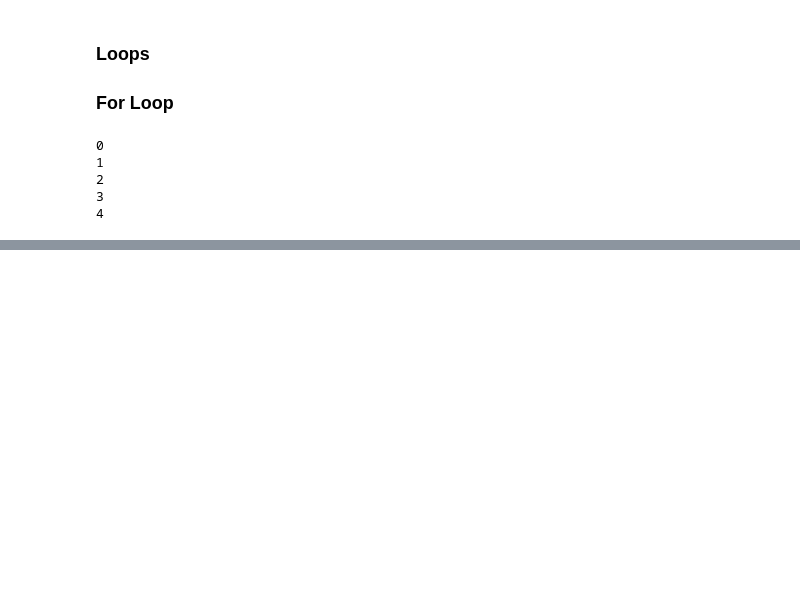
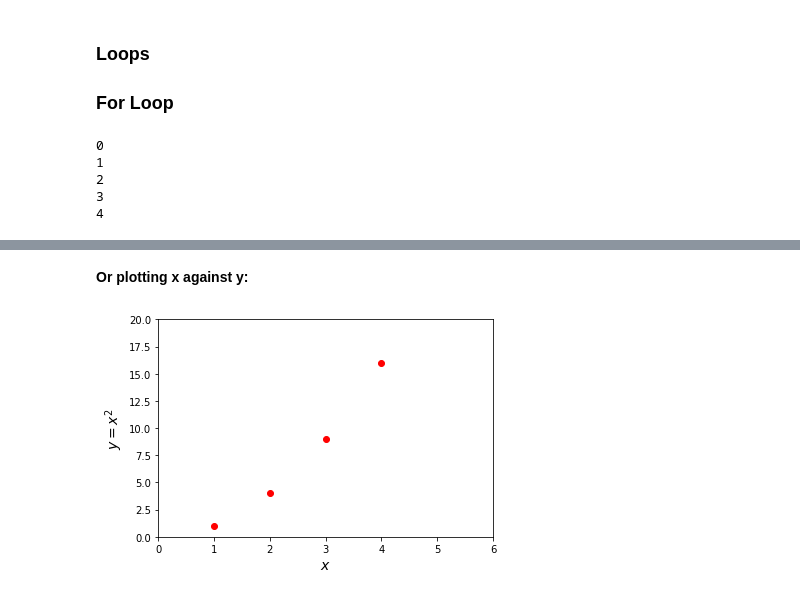
Before and after one commit to akhilesh-k/PythonRobotics, a Jupyter notebook: Basics/introductory.ipynb, the cells around one changed output, grey strips where cells are left out. Drawn from its saved outputs; the diff is of its cells as text; code cells hidden in the pictures; blank space fills up the shorter version.

```diff
--- a/Basics/introductory.ipynb
+++ b/Basics/introductory.ipynb
@@ -78,0 +396,13 @@ for i in range(5):
+# %% [markdown]
+**Or plotting x against y:**
+# %%
+import numpy
+x = numpy.array([1,2,3,4])
+y = x**2
+plt.plot(x, y, 'ro')
+plt.axis([0, 6, 0, 20])
+plt.ylabel('$y = x^2$', fontsize=14)
+plt.xlabel('$x$', fontsize=14)
+plt.show(block=False)
+# %% [output]
+[figure, added]
```
Also changed, not shown: parts of 43 cells of this notebook.
